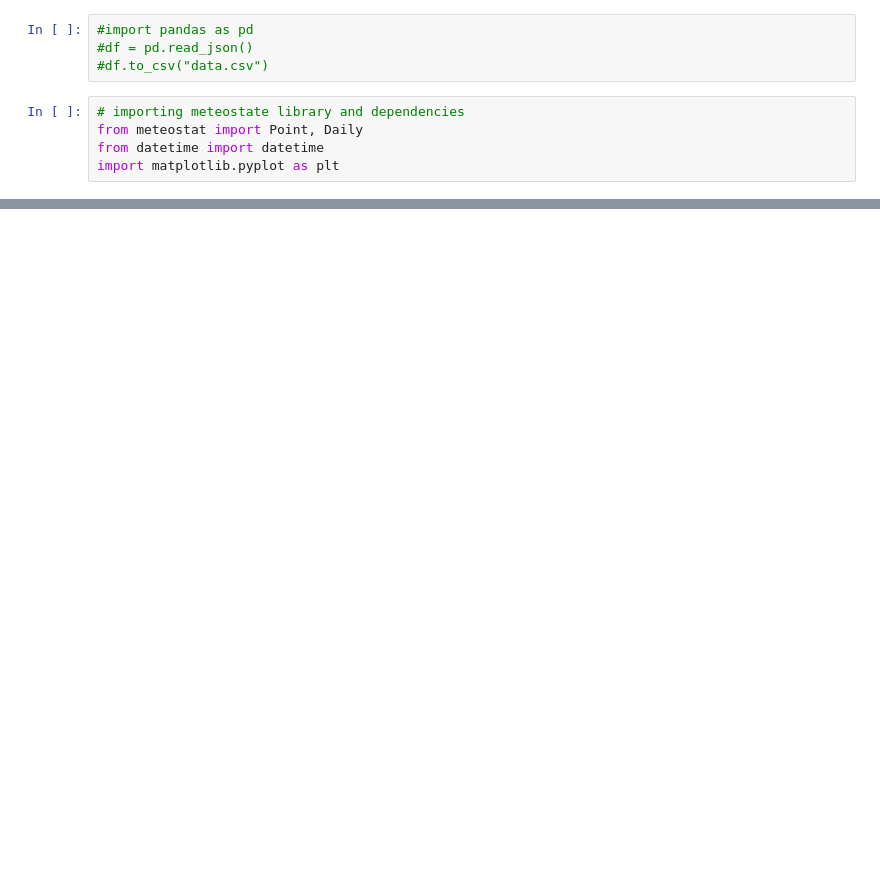
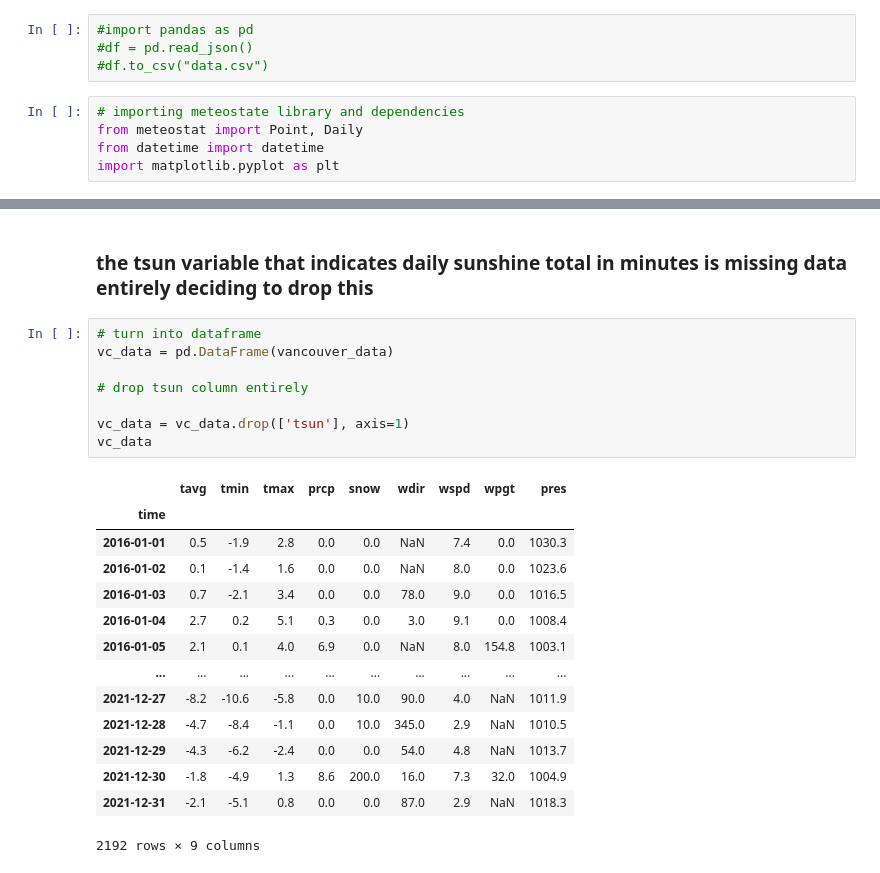
Before and after one commit to rootsnquery/ML-Climate-Project-Template-Fall2022, a Jupyter notebook: src/explore.ipynb, the cells around one changed output, grey strips where cells are left out. Saved outputs shown, nothing was run; the diff lists cells and outputs as text; blank space fills up the shorter version.

```diff
--- a/src/explore.ipynb
+++ b/src/explore.ipynb
@@ -56,0 +113,25 @@ plt.show()
+# %% [markdown]
+### the tsun variable that indicates daily sunshine total in minutes is missing data entirely deciding to drop this
+# %%
+# turn into dataframe
+vc_data = pd.DataFrame(vancouver_data)
+
+# drop tsun column entirely
+
+vc_data = vc_data.drop(['tsun'], axis=1)
+vc_data
+# %% [output]
+|  | tavg | tmin | tmax | prcp | snow | wdir | wspd | wpgt | pres |
+| time |  |  |  |  |  |  |  |  |  |
+| 2016-01-01 | 0.5 | -1.9 | 2.8 | 0.0 | 0.0 | NaN | 7.4 | 0.0 | 1030.3 |
+| 2016-01-02 | 0.1 | -1.4 | 1.6 | 0.0 | 0.0 | NaN | 8.0 | 0.0 | 1023.6 |
+| 2016-01-03 | 0.7 | -2.1 | 3.4 | 0.0 | 0.0 | 78.0 | 9.0 | 0.0 | 1016.5 |
+| 2016-01-04 | 2.7 | 0.2 | 5.1 | 0.3 | 0.0 | 3.0 | 9.1 | 0.0 | 1008.4 |
+| 2016-01-05 | 2.1 | 0.1 | 4.0 | 6.9 | 0.0 | NaN | 8.0 | 154.8 | 1003.1 |
+| ... | ... | ... | ... | ... | ... | ... | ... | ... | ... |
+| 2021-12-27 | -8.2 | -10.6 | -5.8 | 0.0 | 10.0 | 90.0 | 4.0 | NaN | 1011.9 |
+| 2021-12-28 | -4.7 | -8.4 | -1.1 | 0.0 | 10.0 | 345.0 | 2.9 | NaN | 1010.5 |
+| 2021-12-29 | -4.3 | -6.2 | -2.4 | 0.0 | 0.0 | 54.0 | 4.8 | NaN | 1013.7 |
+| 2021-12-30 | -1.8 | -4.9 | 1.3 | 8.6 | 200.0 | 16.0 | 7.3 | 32.0 | 1004.9 |
+| 2021-12-31 | -2.1 | -5.1 | 0.8 | 0.0 | 0.0 | 87.0 | 2.9 | NaN | 1018.3 |
+2192 rows × 9 columns
```
Also changed, not shown: parts of 11 cells of this notebook.
